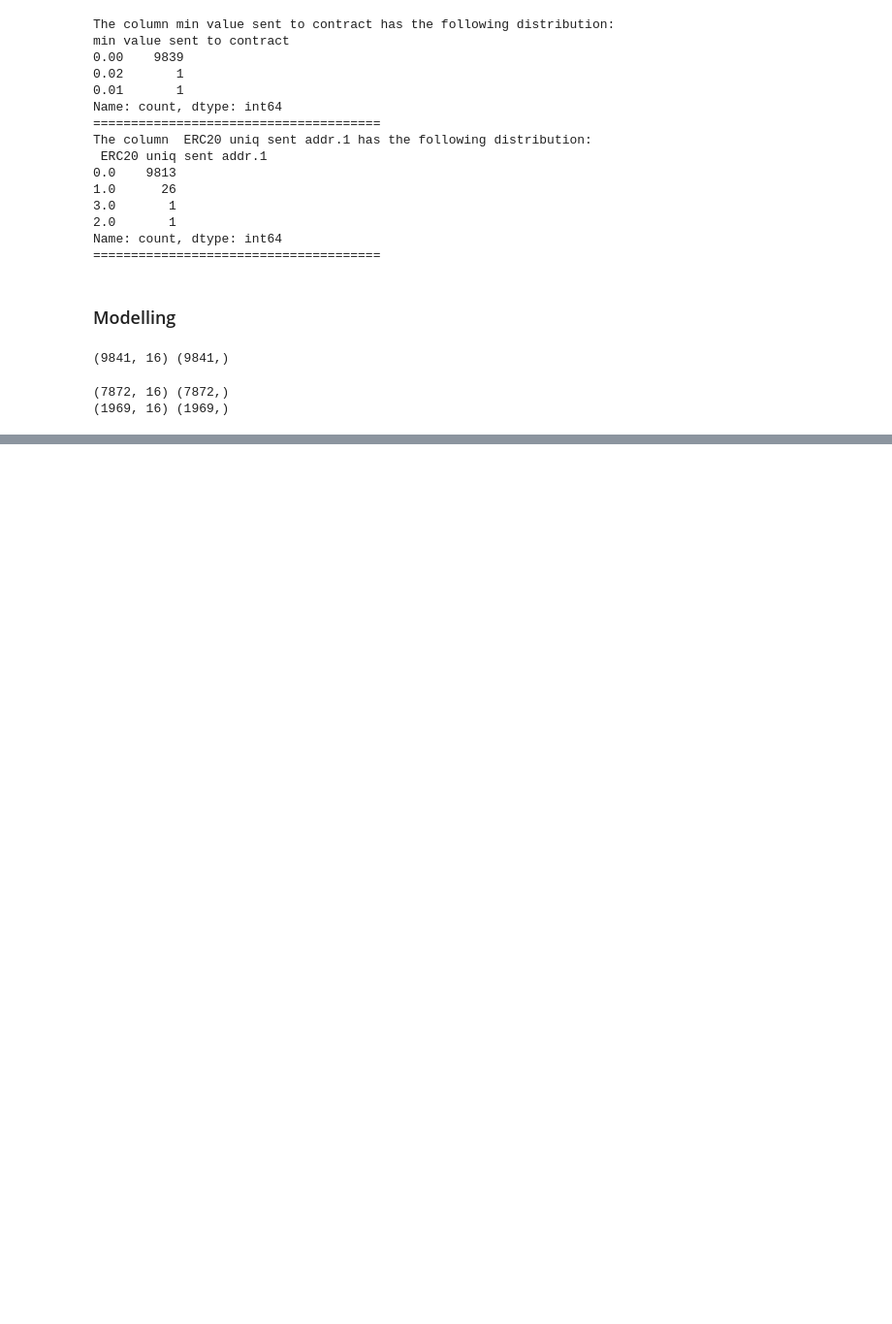
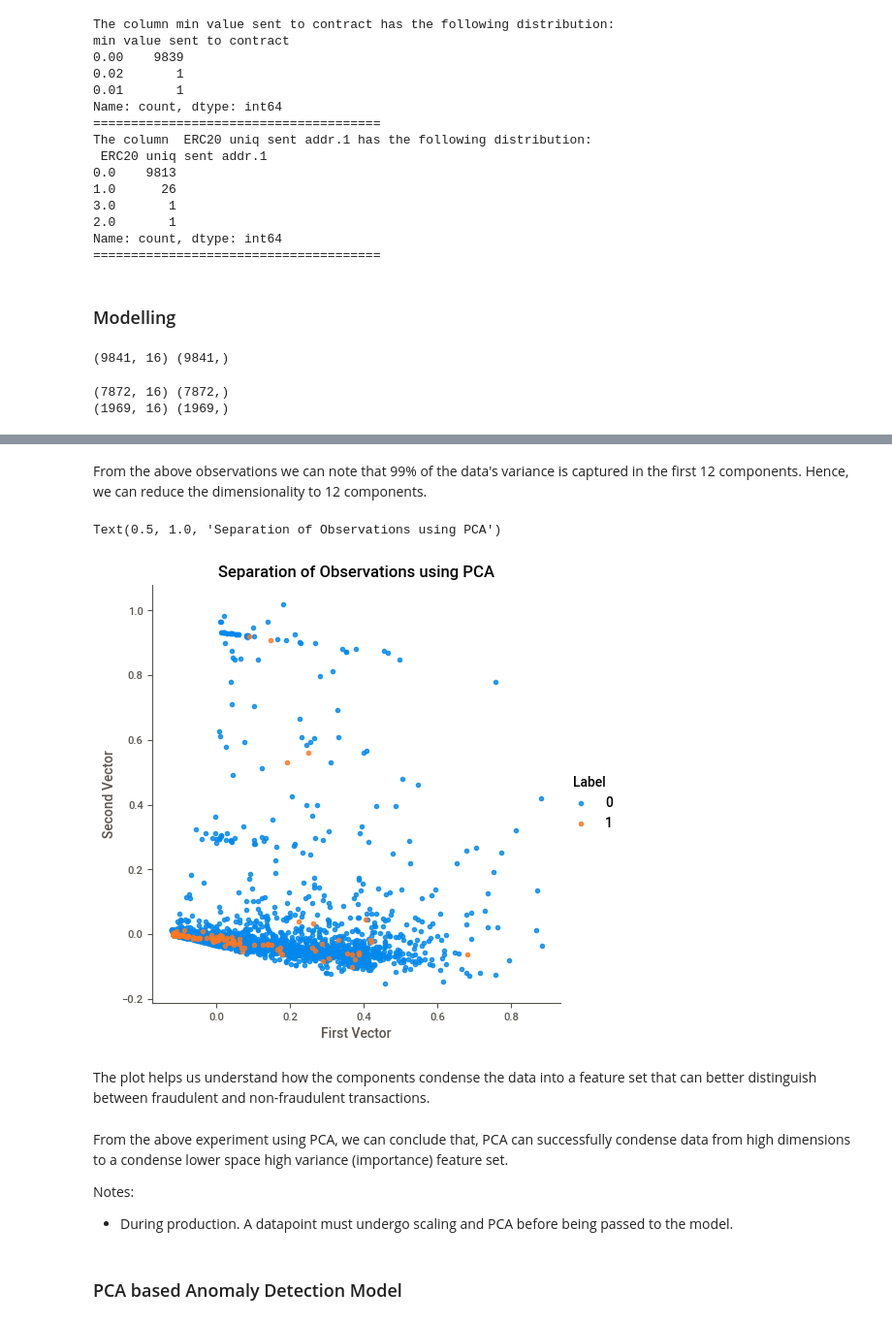
Before and after one commit to krypc-sharath2/EthAI, a Jupyter notebook: EthereumFraud.ipynb, the cells around one changed output, grey strips where cells are left out. Shown: that part at 97% size. Drawn from its saved outputs; the diff is of its cells as text; code cells hidden in the pictures; blank space fills up the shorter version.

Commit message:
"PCA based Anomaly Detection"

```diff
--- a/EthereumFraud.ipynb
+++ b/EthereumFraud.ipynb
@@ -544,0 +503,30 @@ weighted avg       0.83      0.79      0.70      1969
+# %% [markdown]
+From the above observations we can note that 99% of the data's variance is captured in the first 12 components. Hence, we can reduce the dimensionality to 12 components.
+# %%
+# PCA Initialization
+n_components = 12
+whiten = False
+random_state = 2018
+pca = PCA(n_components=n_components, whiten=whiten, random_state=random_state)
+
+# Apply PCA on training dataset.
+X_train_PCA = pca.fit_transform(X_train)
+X_train_PCA = pd.DataFrame(data=X_train_PCA)
+# %%
+vector_sample_df = pd.concat((X_train_PCA.loc[:,0:1],y_train),axis=1,join='inner')
+vector_sample_df.columns = ["First Vector", "Second Vector", "Label"]
+sns.lmplot(x="First Vector", y="Second Vector", hue="Label", data=vector_sample_df, fit_reg=False)
+ax = plt.gca()
+ax.set_title("Separation of Observations using PCA")
+# %% [output]
+Text(0.5, 1.0, 'Separation of Observations using PCA')
+[figure, added]
+# %% [markdown]
+The plot helps us understand how the components condense the data into a feature set that can better distinguish between fraudulent and non-fraudulent transactions.
+# %% [markdown]
+From the above experiment using PCA, we can conclude that, PCA can successfully condense data from high dimensions to a condense lower space high variance (importance) feature set.
+
+Notes:
+* During production. A datapoint must undergo scaling and PCA before being passed to the model.
+# %% [markdown]
+### PCA based Anomaly Detection Model
```
Also changed, not shown: parts of 25 cells of this notebook, 2 other files.
